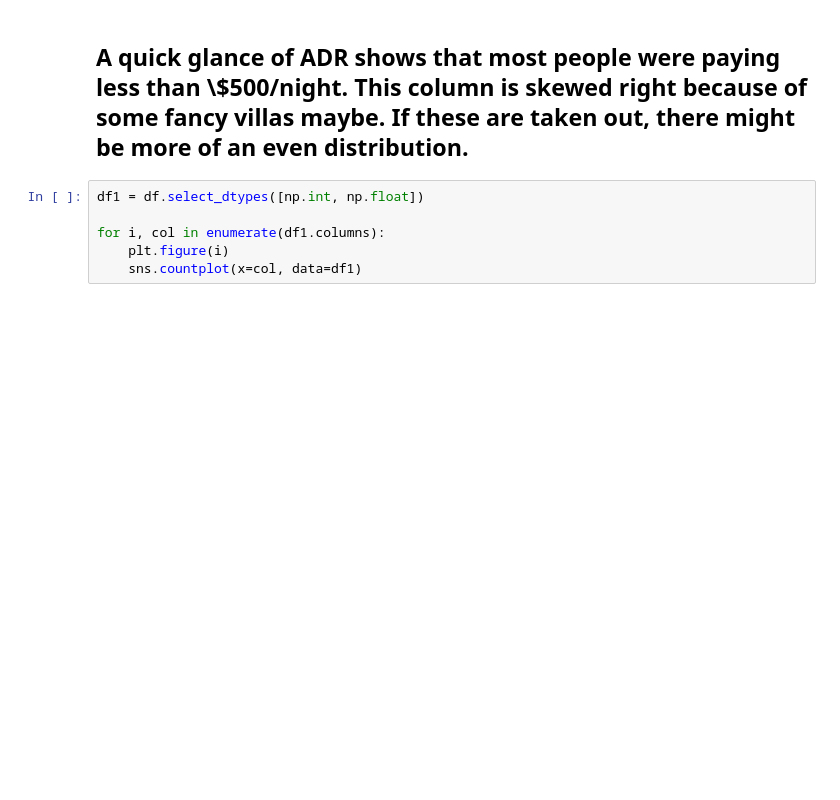
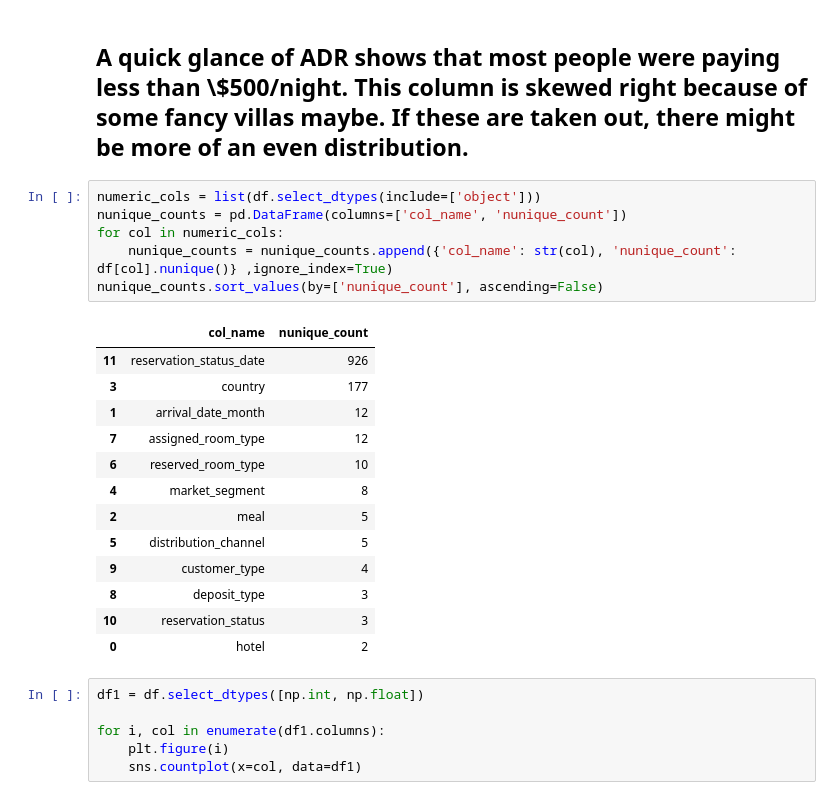
Before and after one commit to josephburton06/Hotel-Bookings, a Jupyter notebook: hotel_bookings.ipynb, the cells around one changed output. Cells and saved outputs as stored; diff of their text form; blank space fills up the shorter version.

```diff
--- a/hotel_bookings.ipynb
+++ b/hotel_bookings.ipynb
@@ -117,6 +121,26 @@ ax = sns.distplot(df.adr)
 [figure]
 # %% [markdown]
 ## A quick glance of ADR shows that most people were paying less than \\$500/night.  This column is skewed right because of some fancy villas maybe.  If these are taken out, there might be more of an even distribution.
+# %%
+numeric_cols = list(df.select_dtypes(include=['object']))
+nunique_counts = pd.DataFrame(columns=['col_name', 'nunique_count'])
+for col in numeric_cols:
+    nunique_counts = nunique_counts.append({'col_name': str(col), 'nunique_count': df[col].nunique()} ,ignore_index=True)
+nunique_counts.sort_values(by=['nunique_count'], ascending=False)
+# %% [output]
+|  | col_name | nunique_count |
+| 11 | reservation_status_date | 926 |
+| 3 | country | 177 |
+| 1 | arrival_date_month | 12 |
+| 7 | assigned_room_type | 12 |
+| 6 | reserved_room_type | 10 |
+| 4 | market_segment | 8 |
+| 2 | meal | 5 |
+| 5 | distribution_channel | 5 |
+| 9 | customer_type | 4 |
+| 8 | deposit_type | 3 |
+| 10 | reservation_status | 3 |
+| 0 | hotel | 2 |
 # %%
 df1 = df.select_dtypes([np.int, np.float])
 
```
Also changed, not shown: parts of 10 cells of this notebook.
